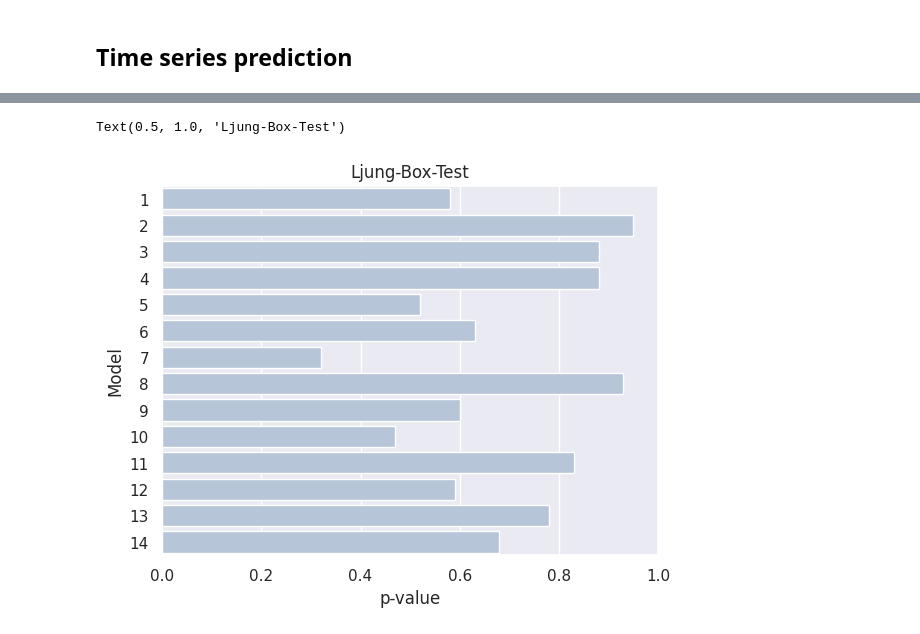
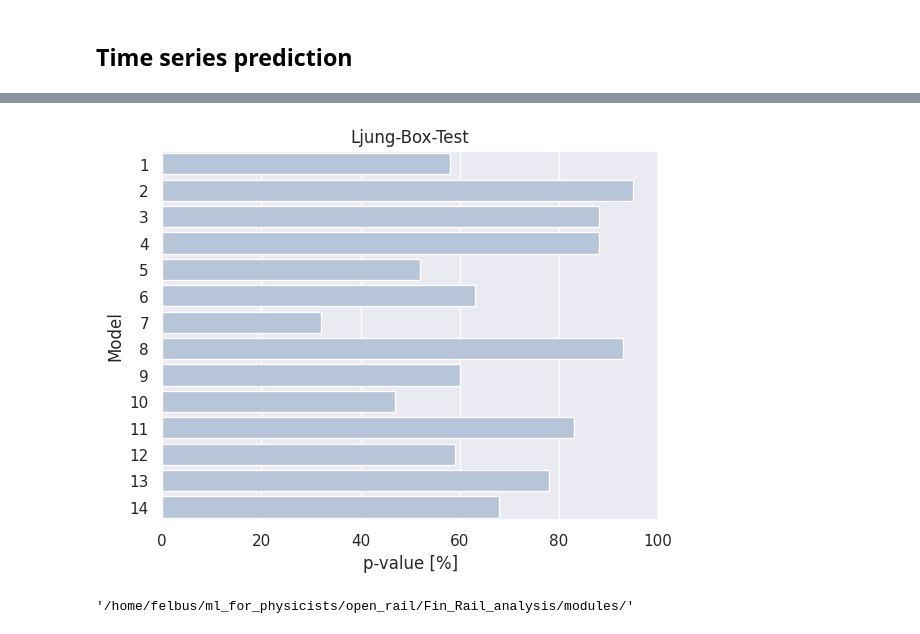
Before and after one commit to Felix-Busse/FinRail-EndToEnd-DataProj., a Jupyter notebook: cURL_JSON_import.ipynb, the cells around one changed output, grey strips where cells are left out. Cells and saved outputs as stored; diff of their text form; code cells hidden in the pictures.

```diff
--- a/cURL_JSON_import.ipynb
+++ b/cURL_JSON_import.ipynb
@@ -476,30 +417,0 @@ mean_squared_error(time_series[-12:], values, squared=False)
-# %%
-def train_ARIMA_model(df_, train_category='Long-distance', day_of_week='Saturday'):
-    '''
-    '''
-    # create DataFrame, that contains time series of desired train_category/day_of_week combination
-    df_ = (df_[(df_monthly.train_category == train_cat_selected) &
-                         (df_monthly.day_of_week == day_of_week_selected)]
-           # Create datetime index to be able to manipulate/extend later
-           .set_index('departure_date')
-           .asfreq('M')
-           # Keep only column of interest 'length_m'
-           [['length_m']]
-          )
-    datetime_index = df_.index
-    # Missing data will harm the training process, thus impute them.
-    imputer_median = SimpleImputer(strategy='median')
-    # Flatten returned array, as endog for pmdArima has to be of shape (n_samples,)
-    time_series = imputer_median.fit_transform(df_).flatten()
-    # Define Pipeline for time series prediction. Including BoxCox-transform for homogeneous variance
-    ARIMA_pipe = Pipeline([
-        ('BoxCox', BoxCoxEndogTransformer()),
-        ('ARIMA', AutoARIMA(m=12, information_cireterion='aicc')) # m=12 for seasonal pattern in monthly data
-    ])
-    # Fit Pipeline to time series
-    ARIMA_pipe.fit(time_series)
-    # Return trained model and index containing time stamps, on which model training was trained
-    return ARIMA_pipe, datetime_index
-
-model, index = train_ARIMA_models(df_monthly)
-model.predict(12)
@@ -711,18 +463,24 @@ for i, day in enumerate(days):
 # %%
 def plot_ljung_box_p_values(model_list, alpha=0.05):
     '''
     '''
     p_values_list = []
     for i, model in enumerate(model_list):
-        p_values_list.append([i+1, model.ljung_box_p_value()])
+        p_values_list.append([i+1, model.ljung_box_p_value()*100])
     return pd.DataFrame(p_values_list, columns=['model_nr', 'p_value'])
 sns.set_theme()
 g = sns.barplot(plot_ljung_box_p_values(models), y='model_nr', x='p_value',
                 orient='horizontal', color='lightsteelblue')
 g.axes.set_ylabel('Model')
-g.axes.set_xlabel('p-value')
-g.axes.set_xlim(0, 1)
+g.axes.set_xlabel('p-value [%]')
+g.axes.set_xlim(0, 100)
 g.set_title('Ljung-Box-Test')
+plt.show()
 # %% [output]
-Text(0.5, 1.0, 'Ljung-Box-Test')
-[figure, old version]
+[figure, new version]
+# %%
+working_dir = os.path.abspath(os.getcwd())
+module_test = os.path.join(working_dir, 'modules/')
+module_test
+# %% [output]
+'/home/felbus/ml_for_physicists/open_rail/Fin_Rail_analysis/modules/'
```
Also changed, not shown: parts of 17 cells of this notebook, 2 other files.
